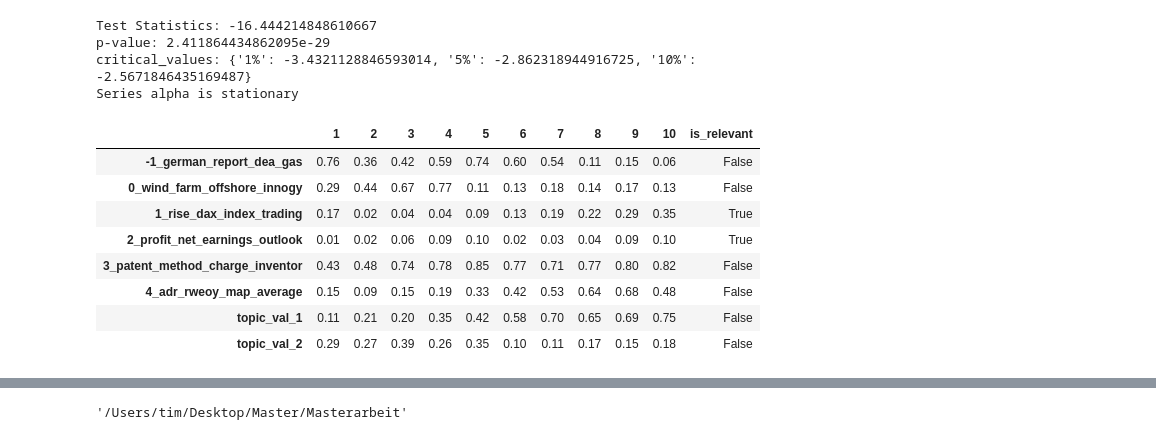
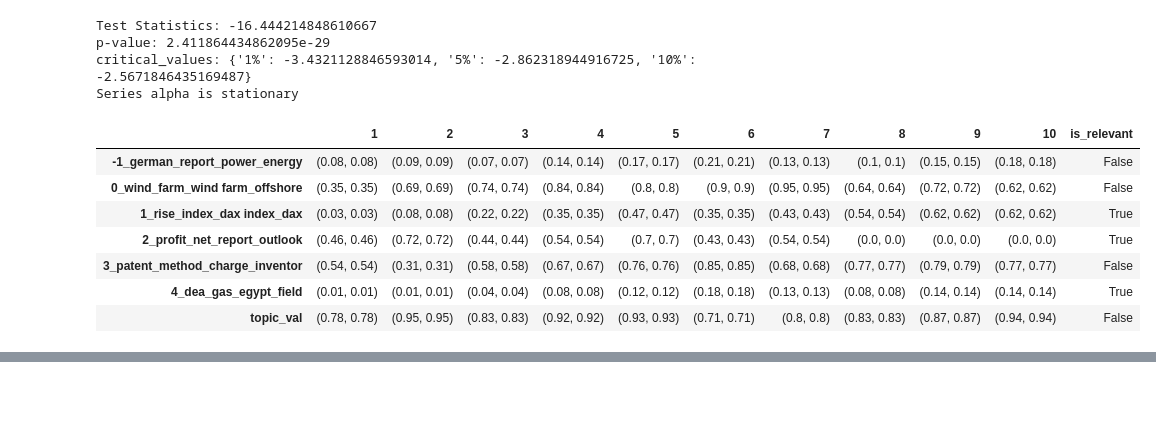
Before and after one commit to tim-roethig-db/masters-thesis, a Jupyter notebook: granger_causality_rwe.ipynb, the cells around one changed output, grey strips where cells are left out. Saved outputs shown, nothing was run; the diff lists cells and outputs as text; code cells hidden in the pictures; blank space fills up the shorter version.

Commit message:
final topic modeling

```diff
--- a/granger_causality_rwe.ipynb
+++ b/granger_causality_rwe.ipynb
@@ -81,37 +82,29 @@ Series alpha is stationary
 # %%
 %%time
 gc_df = None
 for topic in df.columns[3:]:
     topic_df = df[['abs_alpha', topic]].dropna()
     gc = grangercausalitytests(
         topic_df,
         maxlag=10,
         addconst=True,
         verbose=False,
     )
-    gc = {key:{topic:
-               round(value[0]['ssr_ftest'][1], 2)
-                #value[0]['ssr_chi2test'][1]
-                #value[0]['lrtest'][1]
-                #round(value[0]['params_ftest'][1], 2)
-
-              } for (key, value) in gc.items()}
-    #display(gc)
+    gc = {key:{topic: (round(value[0]['ssr_ftest'][1], 2), round(value[0]['params_ftest'][1], 2))} for (key, value) in gc.items()}
     if gc_df is None:
         gc_df = gc.copy()
     else:
         gc_df = {key:value | gc[key] for (key, value) in gc_df.items()}
 
-gc_df = pd.DataFrame.from_dict(gc_df).round(4)
-gc_df['is_relevant'] = gc_df.min(axis='columns') <= 0.05
+gc_df = pd.DataFrame.from_dict(gc_df).round(2)
+gc_df['is_relevant'] = gc_df.min(axis='columns') <= (0.05, 0.05)
 display(gc_df)
 # %% [output]
 |  | 1 | 2 | 3 | 4 | 5 | 6 | 7 | 8 | 9 | 10 | is_relevant |
-| -1_german_report_dea_gas | 0.76 | 0.36 | 0.42 | 0.59 | 0.74 | 0.60 | 0.54 | 0.11 | 0.15 | 0.06 | False |
-| 0_wind_farm_offshore_innogy | 0.29 | 0.44 | 0.67 | 0.77 | 0.11 | 0.13 | 0.18 | 0.14 | 0.17 | 0.13 | False |
-| 1_rise_dax_index_trading | 0.17 | 0.02 | 0.04 | 0.04 | 0.09 | 0.13 | 0.19 | 0.22 | 0.29 | 0.35 | True |
-| 2_profit_net_earnings_outlook | 0.01 | 0.02 | 0.06 | 0.09 | 0.10 | 0.02 | 0.03 | 0.04 | 0.09 | 0.10 | True |
-| 3_patent_method_charge_inventor | 0.43 | 0.48 | 0.74 | 0.78 | 0.85 | 0.77 | 0.71 | 0.77 | 0.80 | 0.82 | False |
-| 4_adr_rweoy_map_average | 0.15 | 0.09 | 0.15 | 0.19 | 0.33 | 0.42 | 0.53 | 0.64 | 0.68 | 0.48 | False |
-| topic_val_1 | 0.11 | 0.21 | 0.20 | 0.35 | 0.42 | 0.58 | 0.70 | 0.65 | 0.69 | 0.75 | False |
-| topic_val_2 | 0.29 | 0.27 | 0.39 | 0.26 | 0.35 | 0.10 | 0.11 | 0.17 | 0.15 | 0.18 | False |
+| -1_german_report_power_energy | (0.08, 0.08) | (0.09, 0.09) | (0.07, 0.07) | (0.14, 0.14) | (0.17, 0.17) | (0.21, 0.21) | (0.13, 0.13) | (0.1, 0.1) | (0.15, 0.15) | (0.18, 0.18) | False |
+| 0_wind_farm_wind farm_offshore | (0.35, 0.35) | (0.69, 0.69) | (0.74, 0.74) | (0.84, 0.84) | (0.8, 0.8) | (0.9, 0.9) | (0.95, 0.95) | (0.64, 0.64) | (0.72, 0.72) | (0.62, 0.62) | False |
+| 1_rise_index_dax index_dax | (0.03, 0.03) | (0.08, 0.08) | (0.22, 0.22) | (0.35, 0.35) | (0.47, 0.47) | (0.35, 0.35) | (0.43, 0.43) | (0.54, 0.54) | (0.62, 0.62) | (0.62, 0.62) | True |
+| 2_profit_net_report_outlook | (0.46, 0.46) | (0.72, 0.72) | (0.44, 0.44) | (0.54, 0.54) | (0.7, 0.7) | (0.43, 0.43) | (0.54, 0.54) | (0.0, 0.0) | (0.0, 0.0) | (0.0, 0.0) | True |
+| 3_patent_method_charge_inventor | (0.54, 0.54) | (0.31, 0.31) | (0.58, 0.58) | (0.67, 0.67) | (0.76, 0.76) | (0.85, 0.85) | (0.68, 0.68) | (0.77, 0.77) | (0.79, 0.79) | (0.77, 0.77) | False |
+| 4_dea_gas_egypt_field | (0.01, 0.01) | (0.01, 0.01) | (0.04, 0.04) | (0.08, 0.08) | (0.12, 0.12) | (0.18, 0.18) | (0.13, 0.13) | (0.08, 0.08) | (0.14, 0.14) | (0.14, 0.14) | True |
+| topic_val | (0.78, 0.78) | (0.95, 0.95) | (0.83, 0.83) | (0.92, 0.92) | (0.93, 0.93) | (0.71, 0.71) | (0.8, 0.8) | (0.83, 0.83) | (0.87, 0.87) | (0.94, 0.94) | False |
@@ -120,5 +112,0 @@ Wall time: 476 ms
-# %%
-import os
-os.path.dirname(os.path.abspath('.'))
-# %% [output]
-'/Users/tim/Desktop/Master/Masterarbeit'
```
Also changed, not shown: parts of 5 cells of this notebook, 3 other files.
